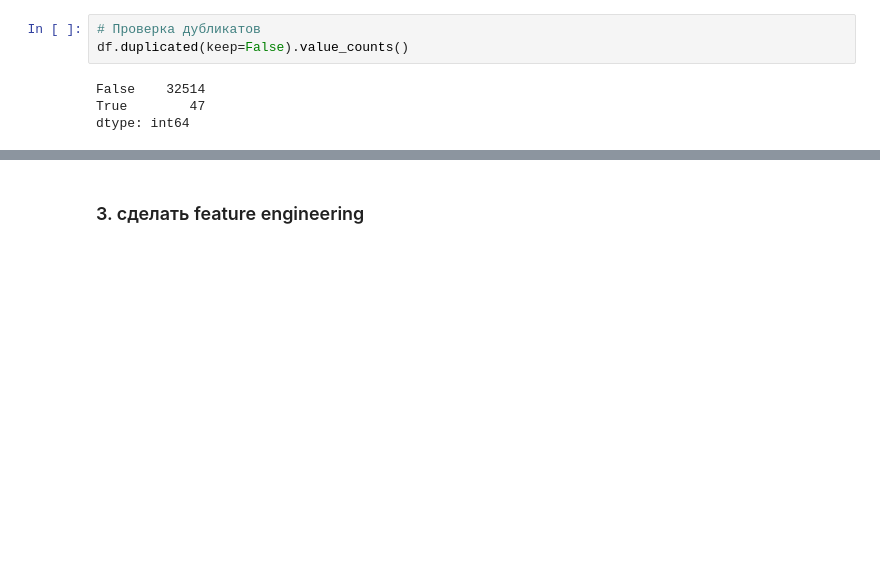
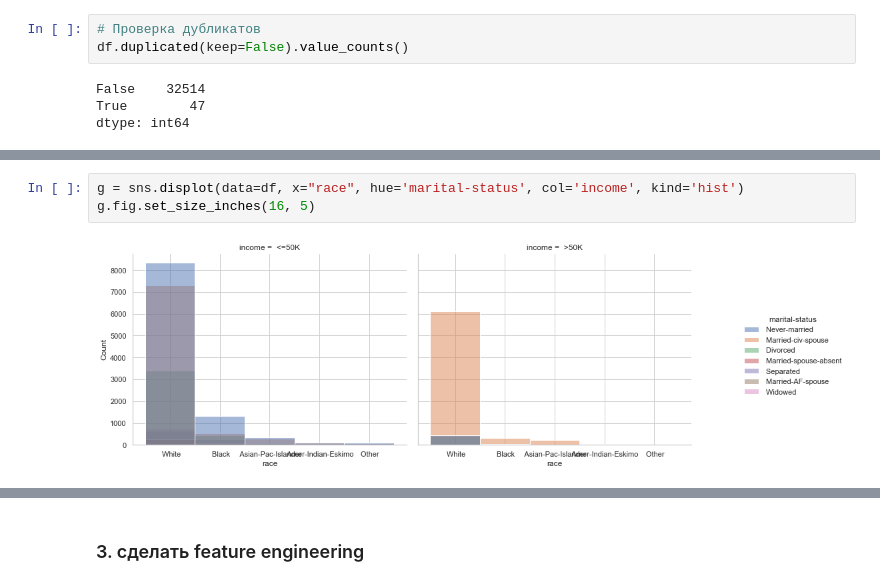
Before and after one commit to koryagin2006/GB_Course_Machine_learning_in_business, a Jupyter notebook: HW_7 Интерпретация прогнозов модели (SHAP).ipynb, the cells around one changed output, grey strips where cells are left out. Saved outputs shown, nothing was run; the diff lists cells and outputs as text; blank space fills up the shorter version.

```diff
--- a/HW_7 Интерпретация прогнозов модели (SHAP).ipynb
+++ b/HW_7 Интерпретация прогнозов модели (SHAP).ipynb
@@ -123,0 +137,5 @@ dtype: int64
+# %%
+g = sns.displot(data=df, x="race", hue='marital-status', col='income', kind='hist')
+g.fig.set_size_inches(16, 5)
+# %% [output]
+[figure, added]
```
Also changed, not shown: parts of 20 cells of this notebook.
